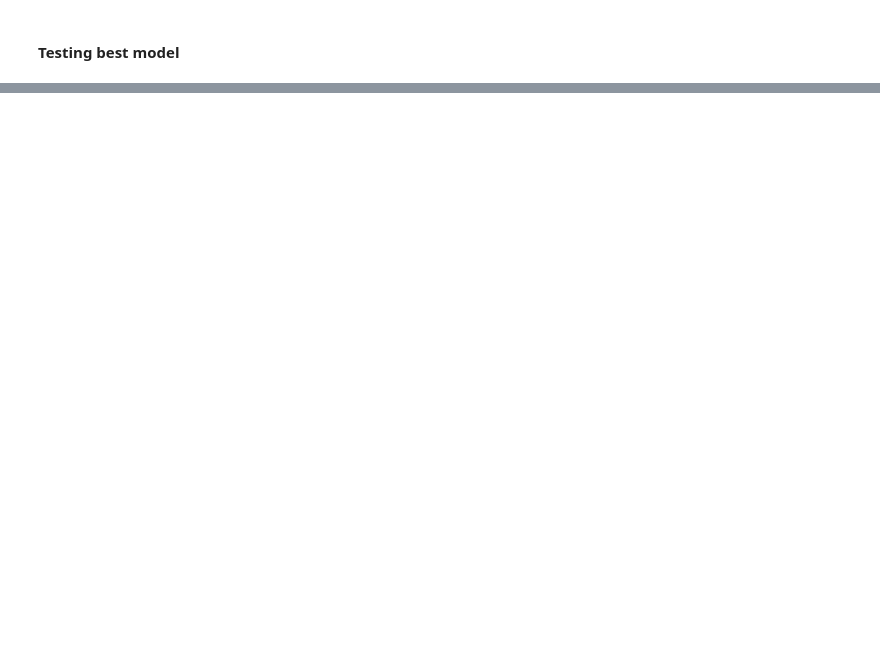
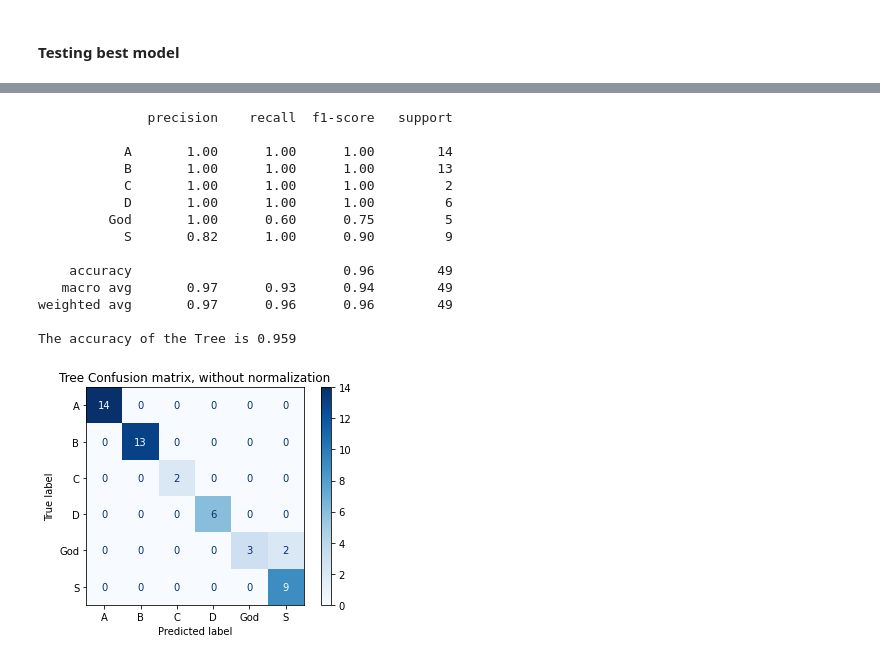
Before and after one commit to mathieujomain/League-of-Legends-champion-tier-prediction---Final-Project, a Jupyter notebook: data_prep.ipynb, the cells around one changed output, grey strips where cells are left out. Saved outputs shown, nothing was run; the diff lists cells and outputs as text; code cells hidden in the pictures; blank space fills up the shorter version.

```diff
--- a/data_prep.ipynb
+++ b/data_prep.ipynb
@@ -594,0 +639,26 @@ plt.show()
+# %%
+#Testing best model from TPOT
+model2 = RandomForestClassifier(bootstrap=True, criterion='entropy', max_features=0.9000000000000001,
+                                min_samples_leaf=3, min_samples_split=12, n_estimators=100)
+result2 = model2.fit(X_train,y_train)
+prediction2 = result2.predict(X_test)
+
+print(classification_report(y_test,prediction2))
+
+generate_results(prediction2,y_test,model2,X_test)
+# %% [output]
+              precision    recall  f1-score   support
+
+           A       1.00      1.00      1.00        14
+           B       1.00      1.00      1.00        13
+           C       1.00      1.00      1.00         2
+           D       1.00      1.00      1.00         6
+         God       1.00      0.60      0.75         5
+           S       0.82      1.00      0.90         9
+
+    accuracy                           0.96        49
+   macro avg       0.97      0.93      0.94        49
+weighted avg       0.97      0.96      0.96        49
+
+The accuracy of the Tree is 0.959
+[figure, added]
```
Also changed, not shown: parts of 31 cells of this notebook, 1 other file.
